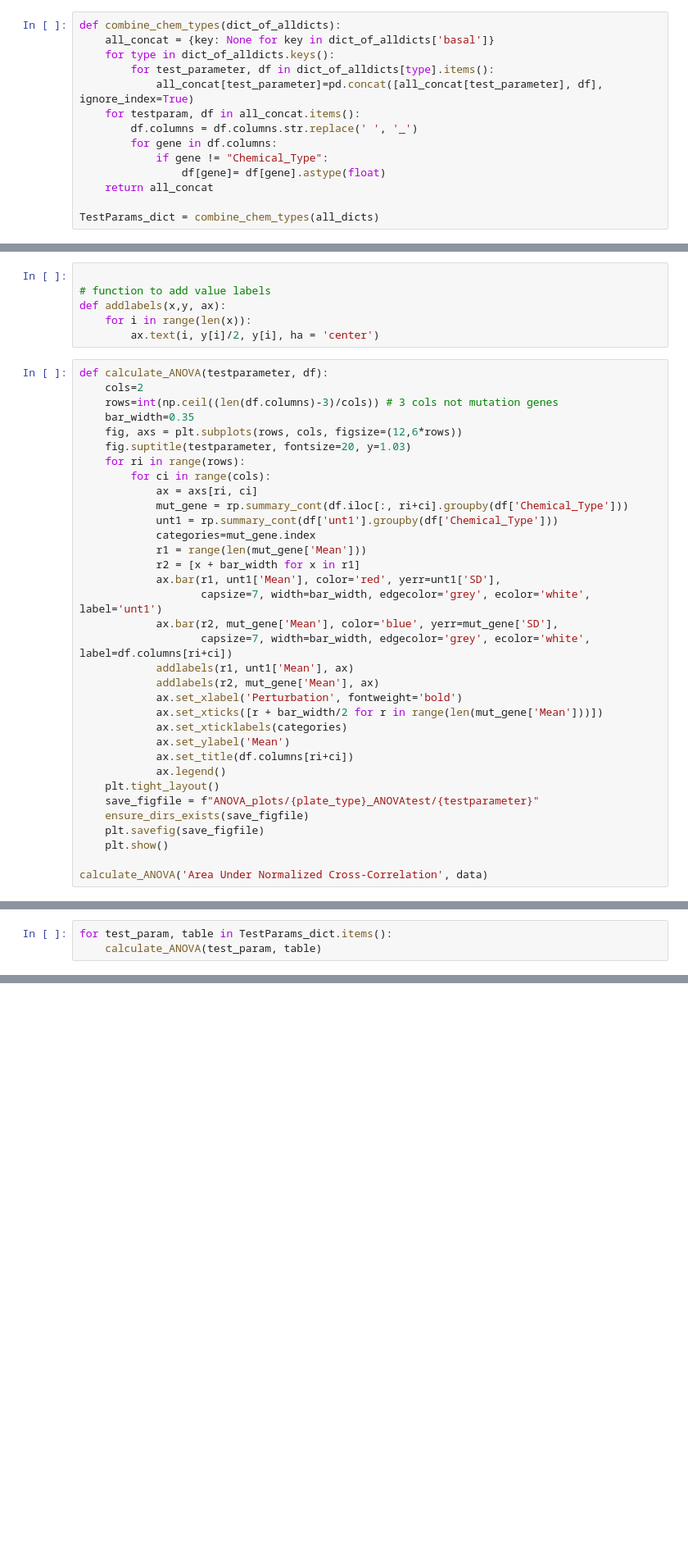
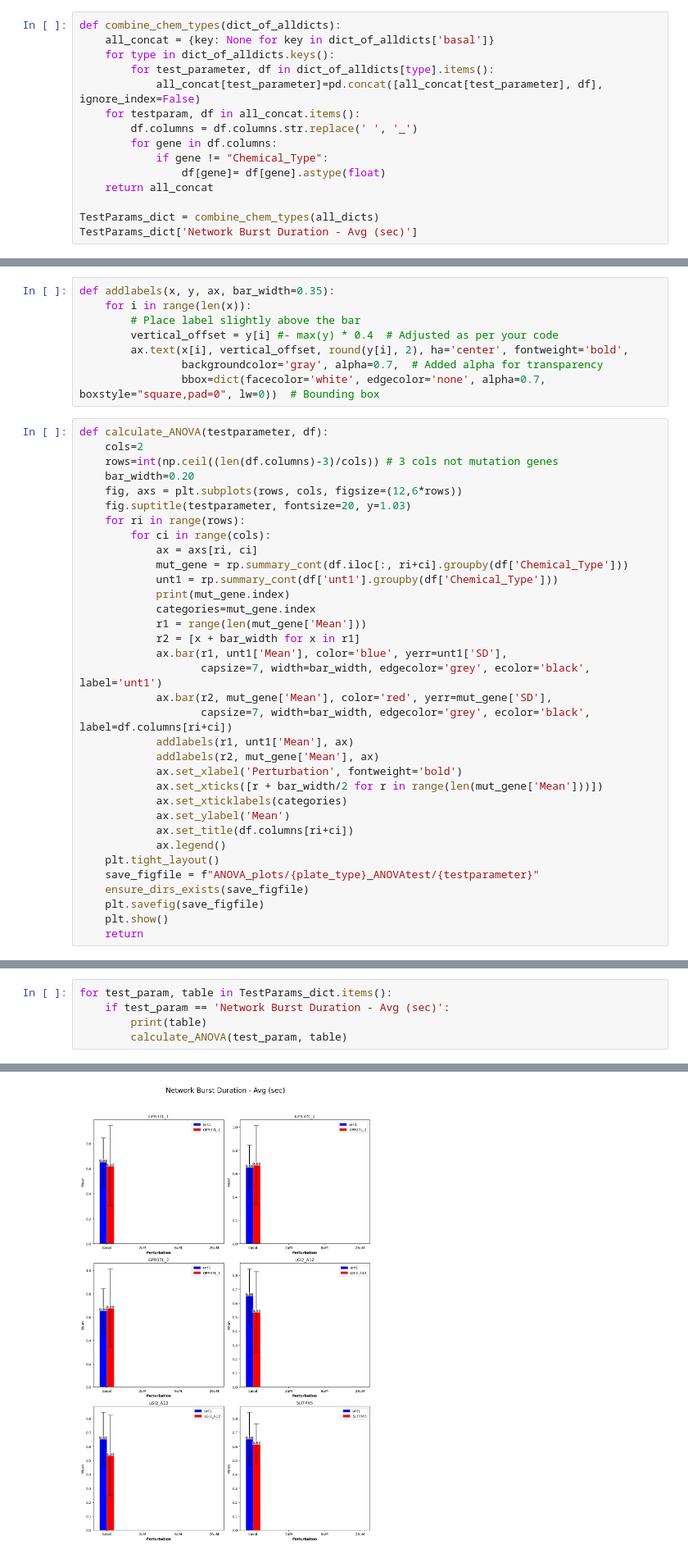
Before and after one commit to poojaparameswaran99/MEA_analysis, a Jupyter notebook: two_way_ANOVA_test.ipynb, the cells around one changed output, grey strips where cells are left out. Shown: that part at 82% size. Cells and saved outputs as stored; diff of their text form; blank space fills up the shorter version.

Commit message:
working plots, but order on plots is basal, 26, 2, 6

```diff
--- a/two_way_ANOVA_test.ipynb
+++ b/two_way_ANOVA_test.ipynb
@@ -203,7 +206,7 @@ def combine_chem_types(dict_of_alldicts):
     all_concat = {key: None for key in dict_of_alldicts['basal']}
     for type in dict_of_alldicts.keys():
         for test_parameter, df in dict_of_alldicts[type].items():
-            all_concat[test_parameter]=pd.concat([all_concat[test_parameter], df], ignore_index=True)
+            all_concat[test_parameter]=pd.concat([all_concat[test_parameter], df], ignore_index=False)
     for testparam, df in all_concat.items():
         df.columns = df.columns.str.replace(' ', '_')
         for gene in df.columns:
@@ -212,3 +215,4 @@ def combine_chem_types(dict_of_alldicts):
     return all_concat
 
 TestParams_dict = combine_chem_types(all_dicts)
+TestParams_dict['Network Burst Duration - Avg (sec)']
@@ -240,17 +236,19 @@ def ensure_dirs_exists(path):
     if not os.path.exists(directory):
         os.makedirs(directory)
     return
-# %%
-
-# function to add value labels
-def addlabels(x,y, ax):
-    for i in range(len(x)):
-        ax.text(i, y[i]/2, y[i], ha = 'center')
+# %%
+def addlabels(x, y, ax, bar_width=0.35):
+    for i in range(len(x)):
+        # Place label slightly above the bar
+        vertical_offset = y[i] #- max(y) * 0.4  # Adjusted as per your code
+        ax.text(x[i], vertical_offset, round(y[i], 2), ha='center', fontweight='bold',
+                backgroundcolor='gray', alpha=0.7,  # Added alpha for transparency
+                bbox=dict(facecolor='white', edgecolor='none', alpha=0.7, boxstyle="square,pad=0", lw=0))  # Bounding box
 # %%
 def calculate_ANOVA(testparameter, df):
     cols=2
     rows=int(np.ceil((len(df.columns)-3)/cols)) # 3 cols not mutation genes
-    bar_width=0.35
+    bar_width=0.20
     fig, axs = plt.subplots(rows, cols, figsize=(12,6*rows))
     fig.suptitle(testparameter, fontsize=20, y=1.03)
     for ri in range(rows):
@@ -258,13 +256,14 @@ def calculate_ANOVA(testparameter, df):
             ax = axs[ri, ci]
             mut_gene = rp.summary_cont(df.iloc[:, ri+ci].groupby(df['Chemical_Type']))
             unt1 = rp.summary_cont(df['unt1'].groupby(df['Chemical_Type']))
+            print(mut_gene.index)
             categories=mut_gene.index
             r1 = range(len(mut_gene['Mean']))
             r2 = [x + bar_width for x in r1]
-            ax.bar(r1, unt1['Mean'], color='red', yerr=unt1['SD'],
-                   capsize=7, width=bar_width, edgecolor='grey', ecolor='white', label='unt1')
-            ax.bar(r2, mut_gene['Mean'], color='blue', yerr=mut_gene['SD'],
-                   capsize=7, width=bar_width, edgecolor='grey', ecolor='white', label=df.columns[ri+ci])
+            ax.bar(r1, unt1['Mean'], color='blue', yerr=unt1['SD'],
+                   capsize=7, width=bar_width, edgecolor='grey', ecolor='black', label='unt1')
+            ax.bar(r2, mut_gene['Mean'], color='red', yerr=mut_gene['SD'],
+                   capsize=7, width=bar_width, edgecolor='grey', ecolor='black', label=df.columns[ri+ci])
             addlabels(r1, unt1['Mean'], ax)
             addlabels(r2, mut_gene['Mean'], ax)
             ax.set_xlabel('Perturbation', fontweight='bold')
@@ -278,5 +277,4 @@ def calculate_ANOVA(testparameter, df):
     ensure_dirs_exists(save_figfile)
     plt.savefig(save_figfile)
     plt.show()
-
-calculate_ANOVA('Area Under Normalized Cross-Correlation', data)
+    return
@@ -285,3 +281,6 @@ calculate_ANOVA('Area Under Normalized Cross-Correlation', data)
 # %%
 for test_param, table in TestParams_dict.items():
-    calculate_ANOVA(test_param, table)
+    if test_param == 'Network Burst Duration - Avg (sec)':
+        print(table)
+        calculate_ANOVA(test_param, table)
+# %% [output]
@@ -287,0 +321 @@ for test_param, table in TestParams_dict.items():
+[figure, added]
```
Also changed, not shown: parts of 14 cells of this notebook.
